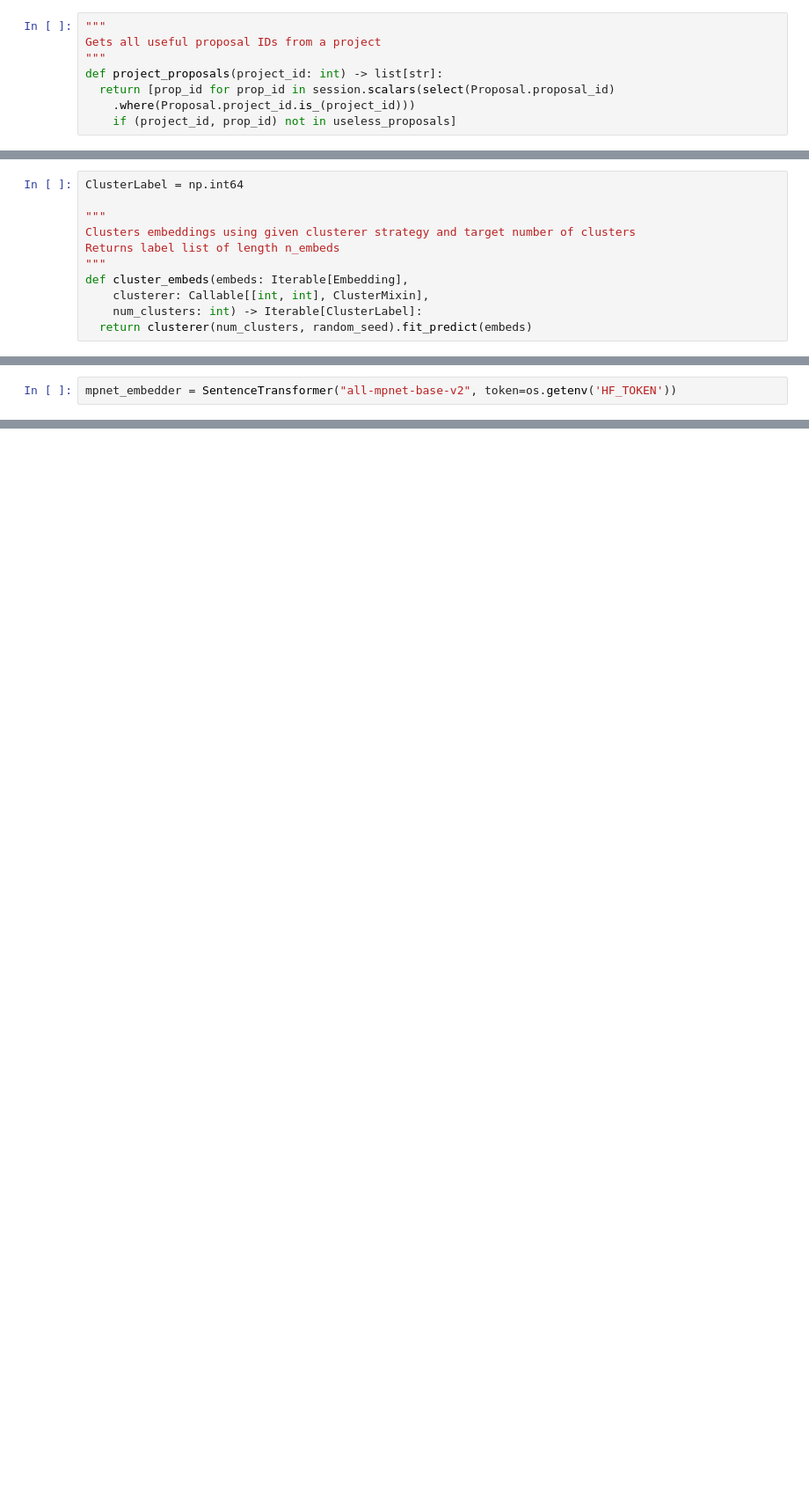
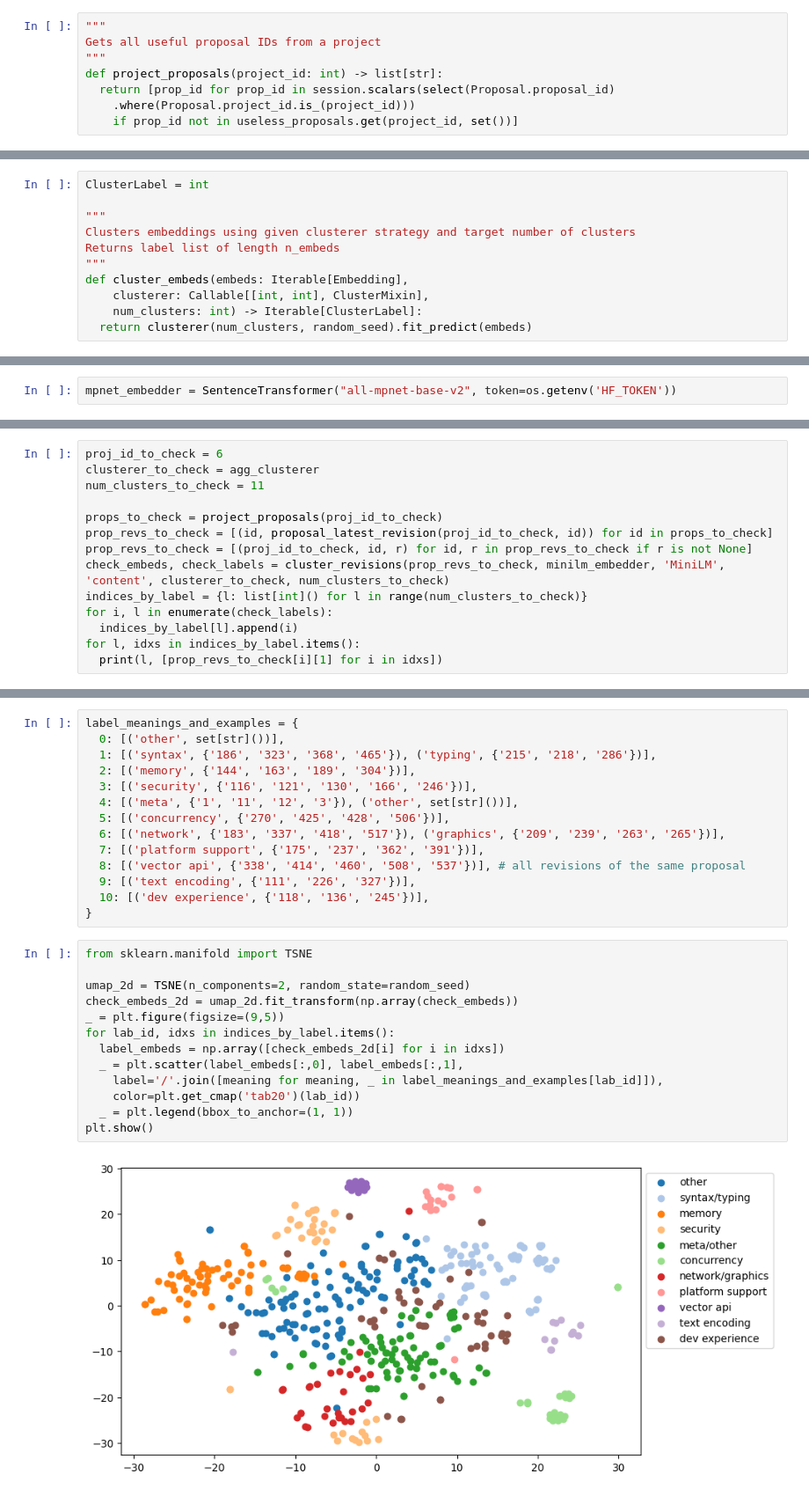
Before and after one commit to StijnRis/cse3000-sep, a Jupyter notebook: rq4-nep-jep/analysis.ipynb, the cells around one changed output, grey strips where cells are left out. Shown at 88% size. Drawn from its saved outputs; the diff is of its cells as text; blank space fills up the shorter version.

```diff
--- a/rq4-nep-jep/analysis.ipynb
+++ b/rq4-nep-jep/analysis.ipynb
@@ -69,7 +69,7 @@ Gets all useful proposal IDs from a project
 def project_proposals(project_id: int) -> list[str]:
   return [prop_id for prop_id in session.scalars(select(Proposal.proposal_id)
     .where(Proposal.project_id.is_(project_id)))
-    if (project_id, prop_id) not in useless_proposals]
+    if prop_id not in useless_proposals.get(project_id, set())]
 # %% [markdown]
 ## Simple Statistics
 
@@ -520,5 +537,5 @@ def kmeans(n: int, seed: int) -> ClusterMixin:
 # %%
-ClusterLabel = np.int64
+ClusterLabel = int
 
 """
 Clusters embeddings using given clusterer strategy and target number of clusters
@@ -666,0 +684,14 @@ for proj_id in project_ids_to_explore:
+# %%
+proj_id_to_check = 6
+clusterer_to_check = agg_clusterer
+num_clusters_to_check = 11
+
+props_to_check = project_proposals(proj_id_to_check)
+prop_revs_to_check = [(id, proposal_latest_revision(proj_id_to_check, id)) for id in props_to_check]
+prop_revs_to_check = [(proj_id_to_check, id, r) for id, r in prop_revs_to_check if r is not None]
+check_embeds, check_labels = cluster_revisions(prop_revs_to_check, minilm_embedder, 'MiniLM', 'content', clusterer_to_check, num_clusters_to_check)
+indices_by_label = {l: list[int]() for l in range(num_clusters_to_check)}
+for i, l in enumerate(check_labels):
+  indices_by_label[l].append(i)
+for l, idxs in indices_by_label.items():
+  print(l, [prop_revs_to_check[i][1] for i in idxs])
@@ -666,0 +710,29 @@ for proj_id in project_ids_to_explore:
+# %%
+label_meanings_and_examples = {
+  0: [('other', set[str]())],
+  1: [('syntax', {'186', '323', '368', '465'}), ('typing', {'215', '218', '286'})],
+  2: [('memory', {'144', '163', '189', '304'})],
+  3: [('security', {'116', '121', '130', '166', '246'})],
+  4: [('meta', {'1', '11', '12', '3'}), ('other', set[str]())],
+  5: [('concurrency', {'270', '425', '428', '506'})],
+  6: [('network', {'183', '337', '418', '517'}), ('graphics', {'209', '239', '263', '265'})],
+  7: [('platform support', {'175', '237', '362', '391'})],
+  8: [('vector api', {'338', '414', '460', '508', '537'})], # all revisions of the same proposal
+  9: [('text encoding', {'111', '226', '327'})],
+  10: [('dev experience', {'118', '136', '245'})],
+}
+# %%
+from sklearn.manifold import TSNE
+
+umap_2d = TSNE(n_components=2, random_state=random_seed)
+check_embeds_2d = umap_2d.fit_transform(np.array(check_embeds))
+_ = plt.figure(figsize=(9,5))
+for lab_id, idxs in indices_by_label.items():
+  label_embeds = np.array([check_embeds_2d[i] for i in idxs])
+  _ = plt.scatter(label_embeds[:,0], label_embeds[:,1],
+    label='/'.join([meaning for meaning, _ in label_meanings_and_examples[lab_id]]),
+    color=plt.get_cmap('tab20')(lab_id))
+  _ = plt.legend(bbox_to_anchor=(1, 1))
+plt.show()
+# %% [output]
+[figure, added]
```
Also changed, not shown: parts of 19 cells of this notebook, 2 other files.
